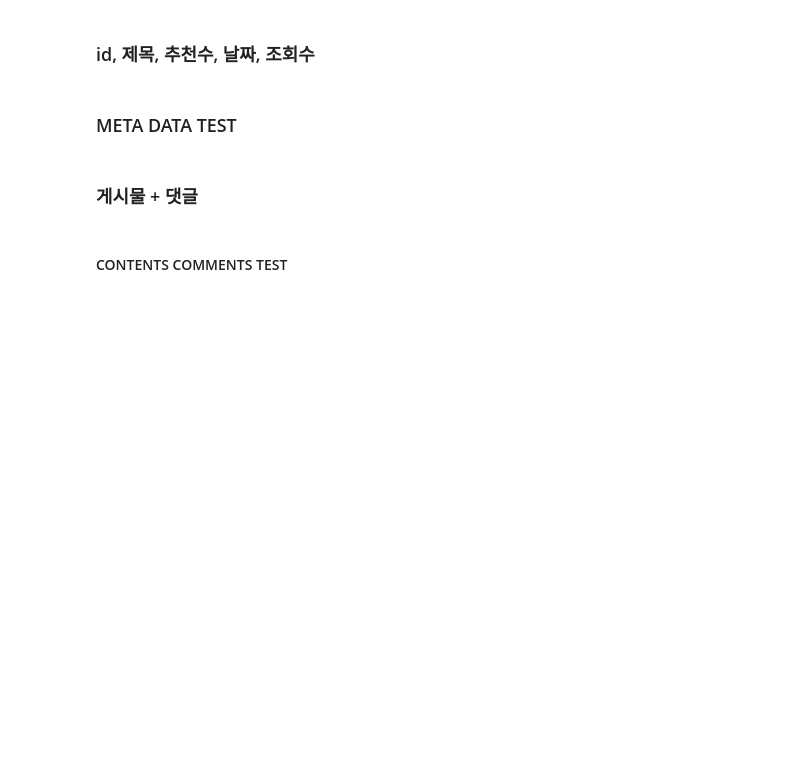
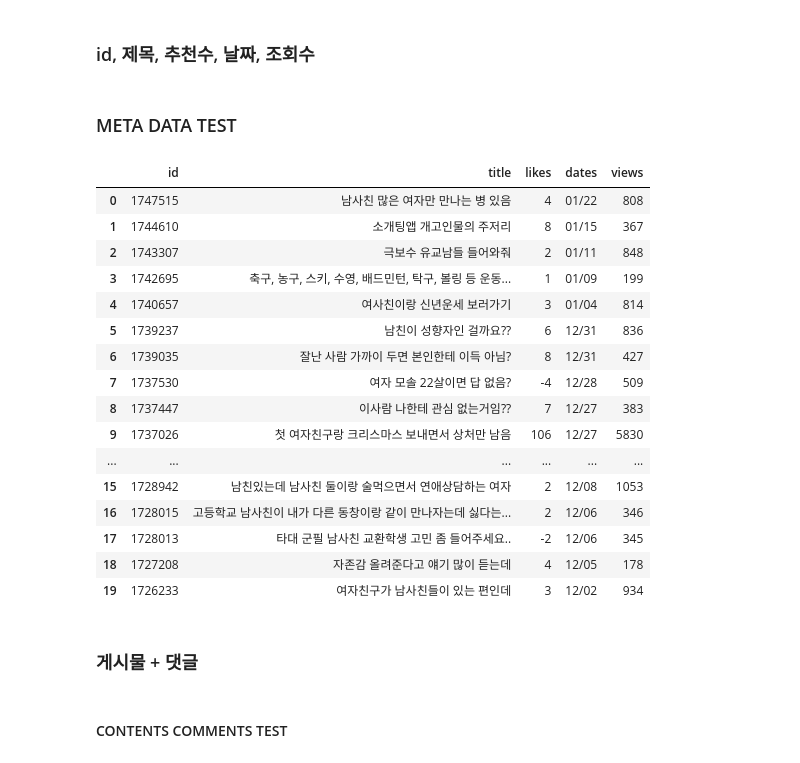
Before and after one commit to sodam-project/DataScience, a Jupyter notebook: crawling.ipynb, the cells around one changed output. Saved outputs shown, nothing was run; the diff lists cells and outputs as text; code cells hidden in the pictures; blank space fills up the shorter version.

Commit message:
meta data

```diff
--- a/crawling.ipynb
+++ b/crawling.ipynb
@@ -64,15 +74,66 @@ def login():
+# %%
+def get_titles(soup):
+    titles = []
+    title_tags = soup.find_all('span', class_='content-title')
+    for i in range(0, 20):
+        title = title_tags[i].text.strip()
+        titles.append(title)
+    return titles
+# %%
+def get_etc(soup):
+    values = soup.find_all('td', style='text-align:center;')
+    likes = []
+    dates = []
+    views = []
+    for i in range(4, 84, 4):
+        like = values[i + 1].text.strip()
+        date = values[i + 2].text.strip()
+        view = values[i + 3].text.strip()
+        likes.append(like)
+        dates.append(date)
+        views.append(view)
+    return likes, dates, views
 # %%
 def get_posts_metadata(soup):
-    pass
+    meta_df = {}
+    ids = get_ids(soup)
+    meta_df["id"] = ids
+    titles = get_titles(soup)
+    meta_df["title"] = titles
+    likes, dates, views = get_etc(soup)
+    meta_df["likes"] = likes
+    meta_df["dates"] = dates
+    meta_df["views"] = views
+    return meta_df
 # %% [markdown]
 ### META DATA TEST
 # %%
 driver = login()
 url = 'https://www.ssodam.com/all/1?field=content&q=남사친'
-time.sleep(0.2)
+time.sleep(1)
 driver.get(url)
 soup = BeautifulSoup(driver.page_source, 'html.parser')
-get_posts_metadata(soup)
+meta_data = get_posts_metadata(soup)
+meta_df = pd.DataFrame(meta_data)
+meta_df
+# %% [output]
+|  | id | title | likes | dates | views |
+| 0 | 1747515 | 남사친 많은 여자만 만나는 병 있음 | 4 | 01/22 | 808 |
+| 1 | 1744610 | 소개팅앱 개고인물의 주저리 | 8 | 01/15 | 367 |
+| 2 | 1743307 | 극보수 유교남들 들어와줘 | 2 | 01/11 | 848 |
+| 3 | 1742695 | 축구, 농구, 스키, 수영, 배드민턴, 탁구, 볼링 등 운동... | 1 | 01/09 | 199 |
+| 4 | 1740657 | 여사친이랑 신년운세 보러가기 | 3 | 01/04 | 814 |
+| 5 | 1739237 | 남친이 성향자인 걸까요?? | 6 | 12/31 | 836 |
+| 6 | 1739035 | 잘난 사람 가까이 두면 본인한테 이득 아님? | 8 | 12/31 | 427 |
+| 7 | 1737530 | 여자 모솔 22살이면 답 없음? | -4 | 12/28 | 509 |
+| 8 | 1737447 | 이사람 나한테 관심 없는거임?? | 7 | 12/27 | 383 |
+| 9 | 1737026 | 첫 여자친구랑 크리스마스 보내면서 상처만 남음 | 106 | 12/27 | 5830 |
+| ... | ... | ... | ... | ... | ... |
+| 15 | 1728942 | 남친있는데 남사친 둘이랑 술먹으면서 연애상담하는 여자 | 2 | 12/08 | 1053 |
+| 16 | 1728015 | 고등학교 남사친이 내가 다른 동창이랑 같이 만나자는데 싫다는... | 2 | 12/06 | 346 |
+| 17 | 1728013 | 타대 군필 남사친 교환학생 고민 좀 들어주세요.. | -2 | 12/06 | 345 |
+| 18 | 1727208 | 자존감 올려준다고 얘기 많이 듣는데 | 4 | 12/05 | 178 |
+| 19 | 1726233 | 여자친구가 남사친들이 있는 편인데 | 3 | 12/02 | 934 |
 # %%
 def metadata_handler(driver, big_kw, max_page):
     for i in range(1, max_page + 1):
```
Also changed, not shown: parts of 3 cells of this notebook.
